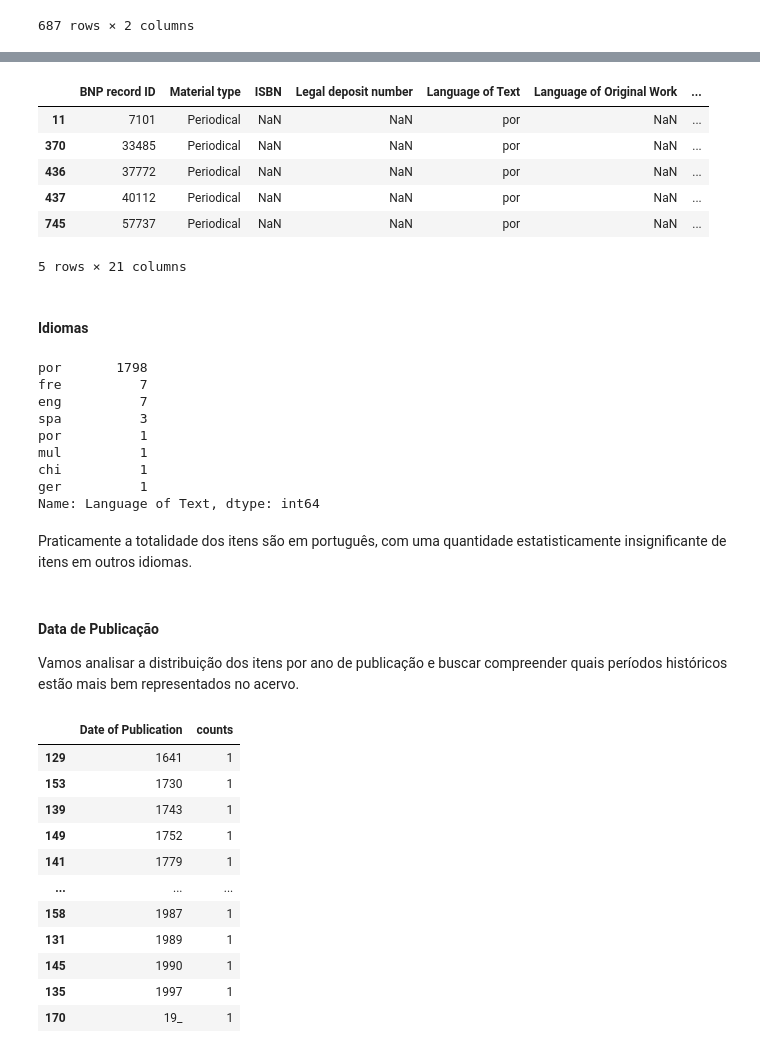
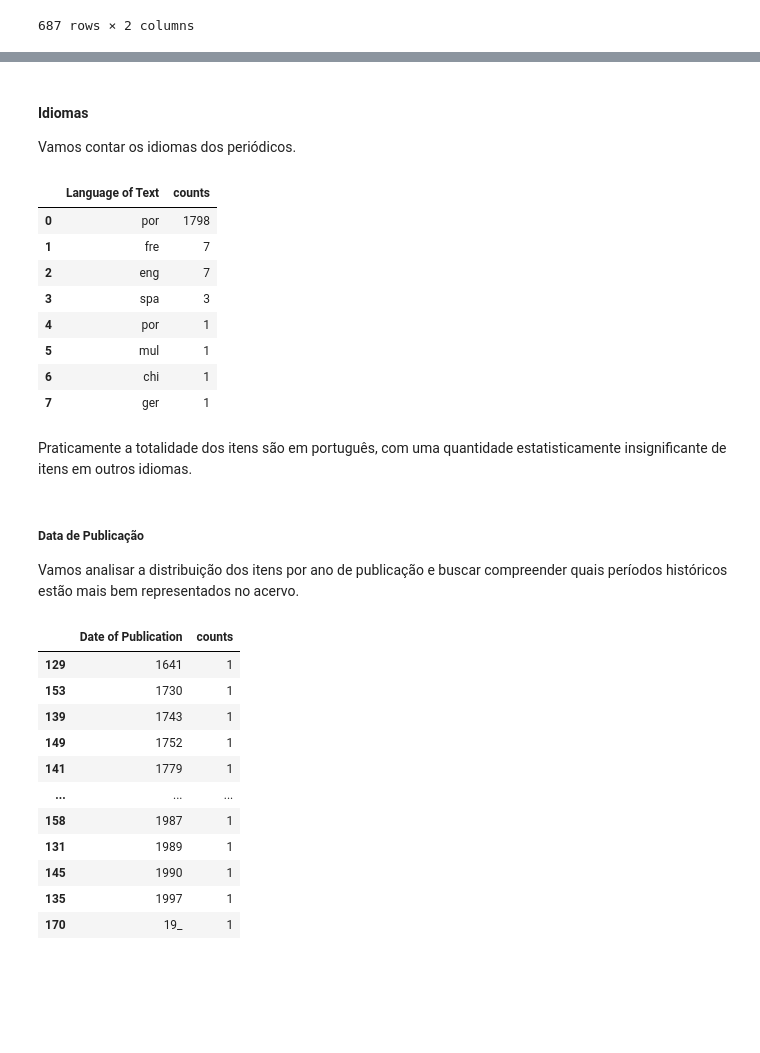
Before and after one commit to ericbrasiln/hemdig-framework, a Jupyter notebook: repositorios/BND-PT/escopo.ipynb, the cells around one changed output, grey strips where cells are left out. Drawn from its saved outputs; the diff is of its cells as text; code cells hidden in the pictures; blank space fills up the shorter version.

```diff
--- a/repositorios/BND-PT/escopo.ipynb
+++ b/repositorios/BND-PT/escopo.ipynb
@@ -11,6 +49,6 @@ import plotly.express as px
 # %%
 # importar dataset e criar dataframe
-file_encoding = 'utf8'        # set file_encoding to the file encoding (utf8, latin1, etc.)
-input_fd = open("/home/ebn/Documentos/Github/hemdig-framework/repositorios/BND-PT/bnd-pt.csv", encoding=file_encoding, errors = 'backslashreplace')
+file_encoding = 'utf8' # definir encoding do ficheiro
+input_fd = open("bnd-pt.csv", encoding=file_encoding, errors = 'backslashreplace')
 df = pd.read_csv(input_fd, sep=',', encoding='utf-8')
 # %% [markdown]
@@ -151,30 +190,23 @@ Vamos analisar com mais detalhes o acervo digitalizado de periódicos.
 # %%
 #criar df apenas com coluna "Periodical"
 df_periodical = df[df['Material type'] == 'Periodical']
-# %%
-df_periodical.head()
-# %% [output]
-|  | BNP record ID | Material type | ISBN | Legal deposit number | Language of Text | Language of Original Work | ... |
-| 11 | 7101 | Periodical | NaN | NaN | por | NaN | ... |
-| 370 | 33485 | Periodical | NaN | NaN | por | NaN | ... |
-| 436 | 37772 | Periodical | NaN | NaN | por | NaN | ... |
-| 437 | 40112 | Periodical | NaN | NaN | por | NaN | ... |
-| 745 | 57737 | Periodical | NaN | NaN | por | NaN | ... |
-5 rows × 21 columns
-# %% [markdown]
-#### Idiomas
-# %%
-# contar idiomas dos periódicos
-df_periodical['Language of Text'].value_counts()
-# %% [output]
-por       1798
-fre          7
-eng          7
-spa          3
-por          1
-mul          1
-chi          1
-ger          1
-Name: Language of Text, dtype: int64
+# %% [markdown]
+#### Idiomas
+
+Vamos contar os idiomas dos periódicos.
+# %%
+# criar dataframe com a contagem de idiomas
+df_periodical_lang = df_periodical['Language of Text'].value_counts().rename_axis('Language of Text').reset_index(name='counts')
+df_periodical_lang
+# %% [output]
+|  | Language of Text | counts |
+| 0 | por | 1798 |
+| 1 | fre | 7 |
+| 2 | eng | 7 |
+| 3 | spa | 3 |
+| 4 | por | 1 |
+| 5 | mul | 1 |
+| 6 | chi | 1 |
+| 7 | ger | 1 |
 # %%
 # criar gráfico de barras com os dados de idiomas dos periódicos
@@ -183,7 +215,7 @@ fig4.show()
 # %% [markdown]
 Praticamente a totalidade dos itens são em português, com uma quantidade estatisticamente insignificante de itens em outros idiomas.
 # %% [markdown]
-#### Data de Publicação
+##### Data de Publicação
 
 Vamos analisar a distribuição dos itens por ano de publicação e buscar compreender quais períodos históricos estão mais bem representados no acervo.
 # %%
```
Also changed, not shown: parts of 44 cells of this notebook, 2 other files.
